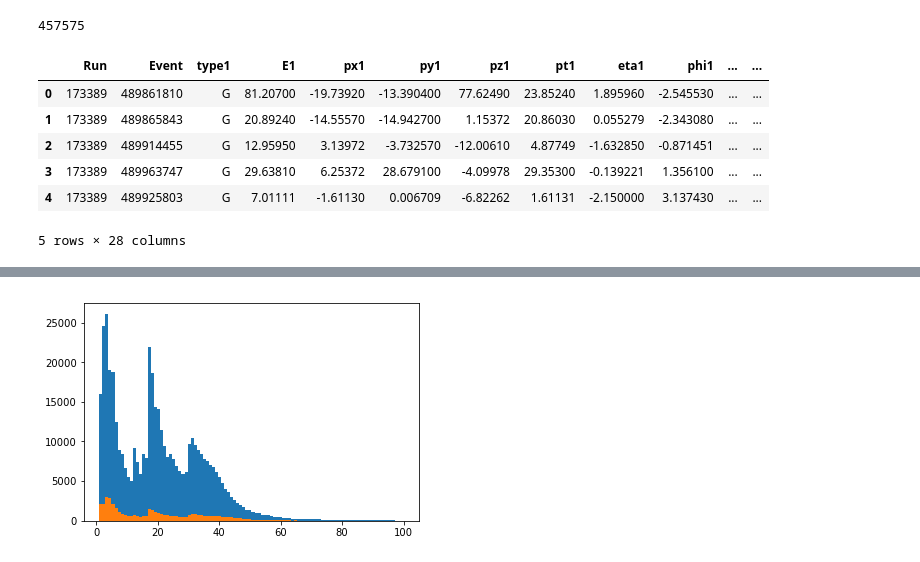
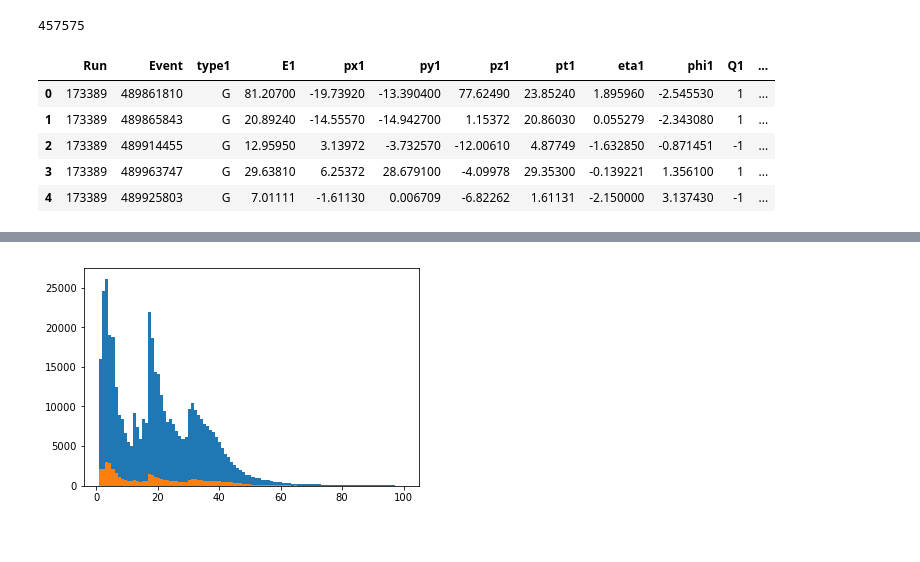
Before and after one commit to katilp/W-and-Z, a Jupyter notebook: NewMuons.ipynb, the cells around one changed output, grey strips where cells are left out. Saved outputs shown, nothing was run; the diff lists cells and outputs as text; code cells hidden in the pictures.

```diff
--- a/NewMuons.ipynb
+++ b/NewMuons.ipynb
@@ -16,16 +16,16 @@ data = pd.read_csv('http://kati.web.cern.ch/kati/SingleMuonMet.csv')
 len(data)
 # %% [output]
 457575
-# %%
-data.head()
-# %% [output]
-|  | Run | Event | type1 | E1 | px1 | py1 | pz1 | pt1 | eta1 | phi1 | ... | ... |
-| 0 | 173389 | 489861810 | G | 81.20700 | -19.73920 | -13.390400 | 77.62490 | 23.85240 | 1.895960 | -2.545530 | ... | ... |
-| 1 | 173389 | 489865843 | G | 20.89240 | -14.55570 | -14.942700 | 1.15372 | 20.86030 | 0.055279 | -2.343080 | ... | ... |
-| 2 | 173389 | 489914455 | G | 12.95950 | 3.13972 | -3.732570 | -12.00610 | 4.87749 | -1.632850 | -0.871451 | ... | ... |
-| 3 | 173389 | 489963747 | G | 29.63810 | 6.25372 | 28.679100 | -4.09978 | 29.35300 | -0.139221 | 1.356100 | ... | ... |
-| 4 | 173389 | 489925803 | G | 7.01111 | -1.61130 | 0.006709 | -6.82262 | 1.61131 | -2.150000 | 3.137430 | ... | ... |
-5 rows × 28 columns
+# %%
+pd.set_option('display.max_columns', None)
+data.head()
+# %% [output]
+|  | Run | Event | type1 | E1 | px1 | py1 | pz1 | pt1 | eta1 | phi1 | Q1 | ... |
+| 0 | 173389 | 489861810 | G | 81.20700 | -19.73920 | -13.390400 | 77.62490 | 23.85240 | 1.895960 | -2.545530 | 1 | ... |
+| 1 | 173389 | 489865843 | G | 20.89240 | -14.55570 | -14.942700 | 1.15372 | 20.86030 | 0.055279 | -2.343080 | 1 | ... |
+| 2 | 173389 | 489914455 | G | 12.95950 | 3.13972 | -3.732570 | -12.00610 | 4.87749 | -1.632850 | -0.871451 | -1 | ... |
+| 3 | 173389 | 489963747 | G | 29.63810 | 6.25372 | 28.679100 | -4.09978 | 29.35300 | -0.139221 | 1.356100 | 1 | ... |
+| 4 | 173389 | 489925803 | G | 7.01111 | -1.61130 | 0.006709 | -6.82262 | 1.61131 | -2.150000 | 3.137430 | -1 | ... |
 # %%
 mass_squared = (data.E1 + data.E2)**2 - ((data.px1 + data.px2)**2 +(data.py1 + data.py2)**2  +(data.pz1 + data.pz2)**2)
 mass_squared_pos = mass_squared[(mass_squared >0)]
```
Also changed, not shown: parts of 2 cells of this notebook.
